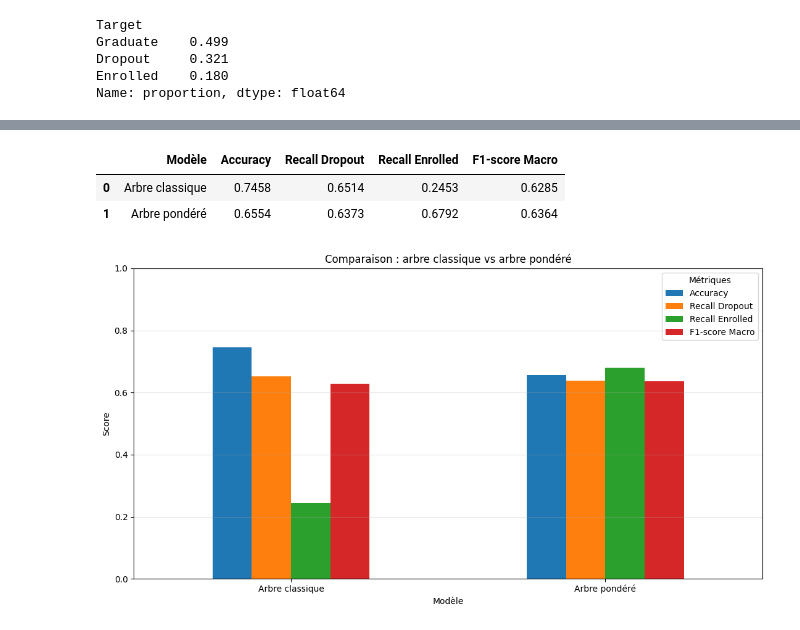
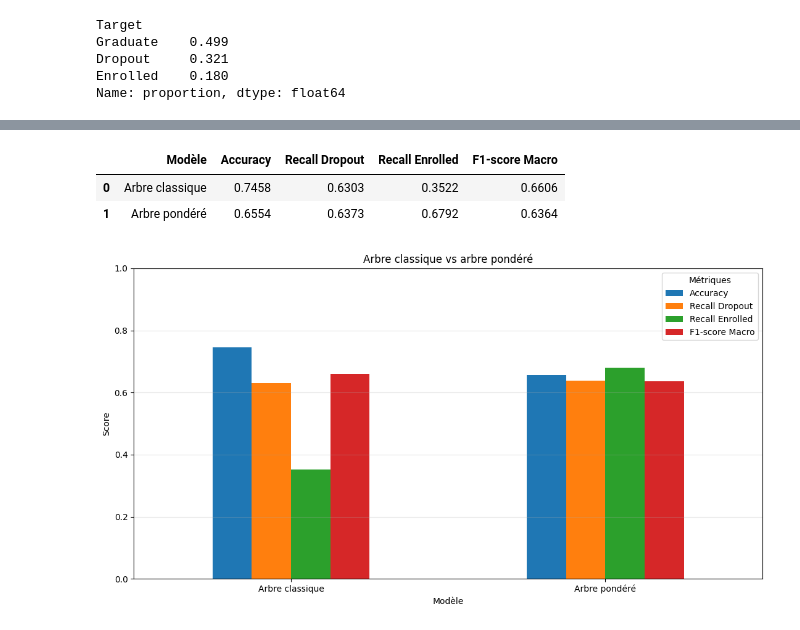
Before and after one commit to nourmiyy03/Student_Dropout_Project_ML, a Jupyter notebook: notebooks/01_exploration_pretraitement.ipynb, the cells around one changed output, grey strips where cells are left out. Cells and saved outputs as stored; diff of their text form; code cells hidden in the pictures.

```diff
--- a/notebooks/01_exploration_pretraitement.ipynb
+++ b/notebooks/01_exploration_pretraitement.ipynb
@@ -12,12 +25,10 @@ Le dataset est celui de UCI : Predict Students' Dropout and Academic Success.
 # %%
 # Chargement du dataset
-df = pd.read_csv("..\data\data.csv", sep=";")
+df = pd.read_csv("../data/data.csv", sep=";")
 
 # Nettoyage des espaces dans les noms de colonnes
 df.columns = df.columns.str.strip()
 
-# Copie de sécurité
-df_original = df.copy()
 
 print("Dimensions du dataset :", df.shape)
 
@@ -231,7 +244,7 @@ Pour les variables catégorielles :
 # %%
 for col in categorical_cols:
     print(f"\n--- {col} ---")
-    display(df[col].value_counts().head(20))
+    display(df[col].value_counts().head(10))
 # %% [output]
 --- Marital status ---
 Marital status
@@ -2182,0 +1372,13 @@ L'entropie pondérée tient compte du poids attribué à chaque classe pour mesu
+# %%
+nombre_classes = y_train_tree.nunique()
+nombre_observations = len(y_train_tree)
+effectifs_classes = y_train_tree.value_counts()
+
+poids_classes = {
+    classe: nombre_observations / (nombre_classes * effectif)
+    for classe, effectif in effectifs_classes.items()
+}
+
+print("Poids des classes :")
+for classe, poids in poids_classes.items():
+    print(f"{classe}: {poids:.4f}")
@@ -2544,57 +1653,32 @@ Nous comparons les deux modèles sur le même jeu de test afin d'évaluer l'impa
 # %%
-# Calculer le F1-score macro des deux modèles
-f1_macro_classique = metrics_df["F1-score"].mean()
-f1_macro_pondere = metrics_weighted_df["F1-score"].mean()
-
-# Construire le tableau comparatif
 comparaison_arbres = pd.DataFrame({
     "Modèle": ["Arbre classique", "Arbre pondéré"],
     "Accuracy": [accuracy_final, accuracy_weighted],
     "Recall Dropout": [
-        metrics_df.loc[
-            metrics_df["Classe"] == "Dropout", "Recall"
-        ].iloc[0],
-        metrics_weighted_df.loc[
-            metrics_weighted_df["Classe"] == "Dropout", "Recall"
-        ].iloc[0]
+        metrics_final.loc[metrics_final["Classe"] == "Dropout", "Recall"].iloc[0],
+        metrics_weighted.loc[metrics_weighted["Classe"] == "Dropout", "Recall"].iloc[0]
     ],
     "Recall Enrolled": [
-        metrics_df.loc[
-            metrics_df["Classe"] == "Enrolled", "Recall"
-        ].iloc[0],
-        metrics_weighted_df.loc[
-            metrics_weighted_df["Classe"] == "Enrolled", "Recall"
-        ].iloc[0]
+        metrics_final.loc[metrics_final["Classe"] == "Enrolled", "Recall"].iloc[0],
+        metrics_weighted.loc[metrics_weighted["Classe"] == "Enrolled", "Recall"].iloc[0]
     ],
-    "F1-score Macro": [
-        f1_macro_classique,
-        f1_macro_pondere
-    ]
+    "F1-score Macro": [f1_macro_final, f1_macro_weighted]
 })
 
 display(comparaison_arbres.round(4))
+
+comparaison_arbres.set_index("Modèle")[
+    ["Accuracy", "Recall Dropout", "Recall Enrolled", "F1-score Macro"]
+].plot(kind="bar", figsize=(11, 6), ylim=(0, 1), rot=0)
+plt.title("Arbre classique vs arbre pondéré")
+plt.xlabel("Modèle")
+plt.ylabel("Score")
+plt.legend(title="Métriques")
+plt.grid(axis="y", alpha=0.3)
+plt.tight_layout()
+plt.show()
 # %% [output]
 |  | Modèle | Accuracy | Recall Dropout | Recall Enrolled | F1-score Macro |
-| 0 | Arbre classique | 0.7458 | 0.6514 | 0.2453 | 0.6285 |
+| 0 | Arbre classique | 0.7458 | 0.6303 | 0.3522 | 0.6606 |
 | 1 | Arbre pondéré | 0.6554 | 0.6373 | 0.6792 | 0.6364 |
+[figure, added]
-# %%
-# Visualiser la comparaison des performances
-comparaison_plot = comparaison_arbres.set_index("Modèle")
-
-comparaison_plot.plot(
-    kind="bar",
-    figsize=(11, 6),
-    ylim=(0, 1),
-    rot=0
-)
-
-plt.title("Comparaison : arbre classique vs arbre pondéré")
-plt.xlabel("Modèle")
-plt.ylabel("Score")
-plt.legend(title="Métriques")
-plt.grid(axis="y", alpha=0.3)
-
-plt.tight_layout()
-plt.show()
-# %% [output]
-[figure, removed]
```
Also changed, not shown: parts of 191 cells of this notebook, 6 other files.
